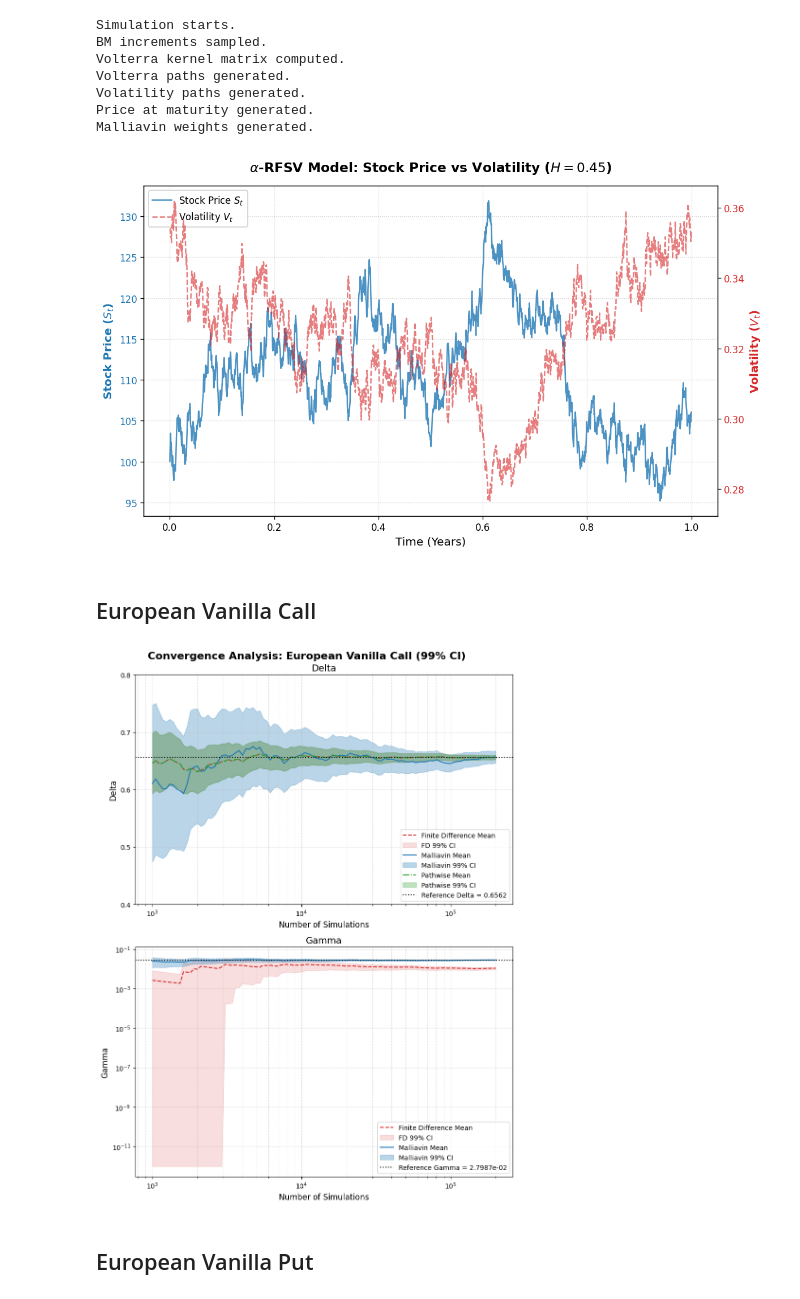
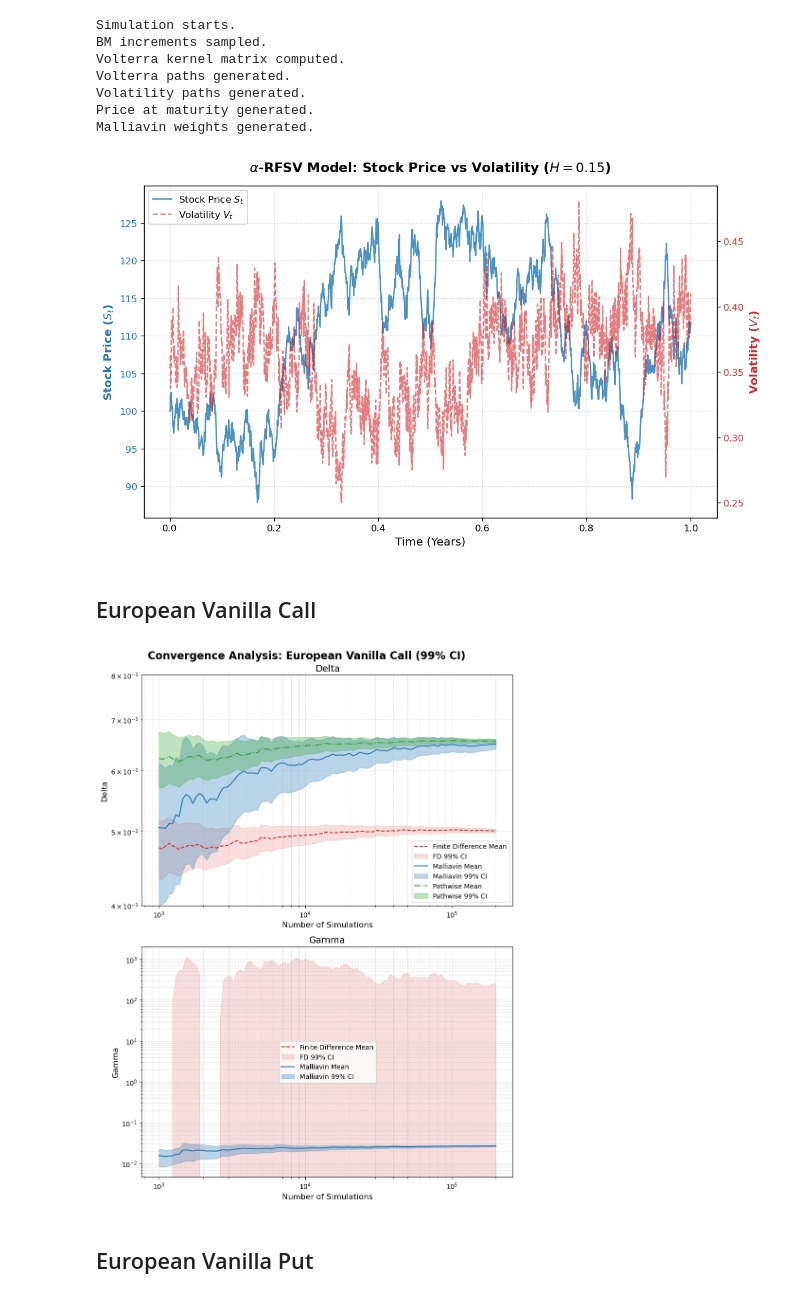
Before and after one commit to neilma123/orie_5610_final_project, a Jupyter notebook: a-RFSV.ipynb, the cells around one changed output. Drawn from its saved outputs; the diff is of its cells as text; code cells hidden in the pictures.

```diff
--- a/a-RFSV.ipynb
+++ b/a-RFSV.ipynb
@@ -7,7 +7,7 @@ import torch
 
 
 # Model params
-H = 0.45           # Hurst parameter
+H = 0.15           # Hurst parameter
 alpha = 1.0        # rough Bergomi
 V0 = 0.354         # Initial volatility
 xi = 0.212         # Vol of vol
@@ -161,68 +161,54 @@ ax1.set_xlabel("Time (Years)", fontsize=12)
 ax1.set_ylabel("Stock Price ($S_t$)", color=color_S, fontsize=12, fontweight="bold")
 label = "Stock Price $S_t$"
 ax1.plot(t_np, S_np, color=color_S, alpha=0.8, linewidth=1.5, label=label)
 ax1.tick_params(axis="y", labelcolor=color_S)
 
 ax2 = ax1.twinx()
 color_V = "#d62728"
 ax2.set_ylabel(r"Volatility ($V_t$)", color=color_V, fontsize=12, fontweight="bold")
 label = "Volatility $V_t$"
 ax2.plot(t_np, V_np, color=color_V, alpha=0.6, linewidth=1.5, linestyle="--", label=label)
 ax2.tick_params(axis="y", labelcolor=color_V)
 
 plt.title(rf"$\alpha$-RFSV Model: Stock Price vs Volatility ($H={H}$)", fontsize=14, fontweight="bold", pad=15)
 
 lines_1, labels_1 = ax1.get_legend_handles_labels()
 lines_2, labels_2 = ax2.get_legend_handles_labels()
 ax1.legend(lines_1 + lines_2, labels_1 + labels_2, loc="upper left", framealpha=0.9)
 
 ax1.grid(True, linestyle=":", alpha=0.6)
 
 plt.tight_layout()
 plt.show()
 # %% [output]
 Simulation starts.
 BM increments sampled.
 Volterra kernel matrix computed.
 Volterra paths generated.
 Volatility paths generated.
 Price at maturity generated.
 Malliavin weights generated.
-[figure, old version]
+[figure, new version]
 # %% [markdown]
 ## European Vanilla Call
 # %%
 from scipy import stats
-from matplotlib.ticker import FormatStrFormatter
 
 
 discount_factor = np.exp(-r * T)
 
-# Use a larger relative bump for finite differences to reduce gamma noise.
-h_fd = max(1e-3 * S0, 0.1)
-scale_up = (S0 + h_fd) / S0
-scale_dn = (S0 - h_fd) / S0
-
-# S_T is linear in S0 under shared Brownian paths, so this is exact for bumped initials.
-S_T_upper_fd = S_T * scale_up
-S_T_lower_fd = S_T * scale_dn
-
 title_suffix = "European Vanilla Call"
 K = 100.0
 payoff = payoff_call(S_T, K)
-payoff_upper = payoff_call(S_T_upper_fd, K)
-payoff_lower = payoff_call(S_T_lower_fd, K)
+payoff_upper = payoff_call(S_T_upper, K)
+payoff_lower = payoff_call(S_T_lower, K)
 
 delta_mal = (discount_factor * payoff * weight_delta / S0).cpu().numpy()
-delta_fd = (discount_factor * (payoff_upper - payoff_lower) / (2 * h_fd)).cpu().numpy()
+delta_fd = (discount_factor * (payoff_upper - payoff_lower) / (2*h)).cpu().numpy()
 delta_path = (discount_factor * payoff_digital_call(S_T, K) * (S_T / S0)).cpu().numpy()
 
-# Reference lines.
-delta_ref = float(np.mean(delta_path))
-
 gamma_mal = (discount_factor * payoff * weight_gamma / S0**2).cpu().numpy()
-gamma_fd = (discount_factor * (payoff_upper - 2 * payoff + payoff_lower) / (h_fd**2)).cpu().numpy()
-gamma_ref = float(np.mean(gamma_mal))
+gamma_fd = (discount_factor * (payoff_upper - 2 * payoff + payoff_lower) / (h**2)).cpu().numpy()
 
 ci_level = 0.99
 z_score = stats.norm.ppf(1 - (1 - ci_level) / 2)
@@ -272,51 +258,34 @@ for i, greek in enumerate(greeks):
     if greek == "Delta":
         path_means, path_errs = np.array(path_means), np.array(path_errs)
 
-    fd_lower = fd_means - fd_errs
-    fd_upper = fd_means + fd_errs
-    mal_lower = mal_means - mal_errs
-    mal_upper = mal_means + mal_errs
-
-    # Avoid invalid lower bounds on log-y gamma plot.
-    if greek == "Gamma":
-        tiny = 1e-12
-        fd_lower = np.maximum(fd_lower, tiny)
-        mal_lower = np.maximum(mal_lower, tiny)
-
     ax.plot(checkpoints, fd_means, label="Finite Difference Mean", color=colors["FD"], linewidth=1.5, linestyle="--")
-    ax.fill_between(checkpoints, fd_lower, fd_upper, color=colors["FD"], alpha=0.15, label="FD 99% CI")
+    ax.fill_between(checkpoints, fd_means - fd_errs, fd_means + fd_errs,
+                    color=colors["FD"], alpha=0.15, label="FD 99% CI")
 
     ax.plot(checkpoints, mal_means, label="Malliavin Mean", color=colors["Malliavin"], linewidth=1.5)
-    ax.fill_between(checkpoints, mal_lower, mal_upper, color=colors["Malliavin"], alpha=0.3, label="Malliavin 99% CI")
+    ax.fill_between(checkpoints, mal_means - mal_errs, mal_means + mal_errs,
+                    color=colors["Malliavin"], alpha=0.3, label="Malliavin 99% CI")
 
     if greek == "Delta":
-        path_lower = path_means - path_errs
-        path_upper = path_means + path_errs
         ax.plot(checkpoints, path_means, label="Pathwise Mean", color=colors["Pathwise"], linewidth=1.5, linestyle="-.")
-        ax.fill_between(checkpoints, path_lower, path_upper, color=colors["Pathwise"], alpha=0.3, label="Pathwise 99% CI")
-        ax.axhline(delta_ref, color="black", linewidth=1.5, linestyle=":", label=f"Reference Delta = {delta_ref:.4f}")
-    elif greek == "Gamma":
-        ax.axhline(gamma_ref, color="black", linewidth=1.5, linestyle=":", label=f"Reference Gamma = {gamma_ref:.4e}")
+        ax.fill_between(checkpoints, path_means - path_errs, path_means + path_errs, color=colors["Pathwise"], alpha=0.3,         label="Pathwise 99% CI")
 
     ax.set_title(greek, fontsize=14)
     ax.set_xlabel("Number of Simulations", fontsize=12)
     ax.set_ylabel(greek, fontsize=12)
     ax.set_xscale("log")
-
+    ax.set_yscale("log")
     if greek == "Delta":
-        ax.set_yscale("linear")
         ax.set_ylim(0.4, 0.8)
-        ax.set_yticks(np.arange(0.4, 0.81, 0.1))
-        ax.yaxis.set_major_formatter(FormatStrFormatter("%.1f"))
-    else:
-        ax.set_yscale("log")
+    elif greek == "Gamma":
+        ax.set_ylim(None, None)
     ax.grid(True, which="both", ls="--", alpha=0.4)
     ax.legend(loc="best")
 
 plt.tight_layout()
 plt.show()
 # %% [output]
-[figure, old version]
+[figure, new version]
 # %% [markdown]
 ## European Vanilla Put
 # %%
```
Also changed, not shown: parts of 5 cells of this notebook, 1 other file.
